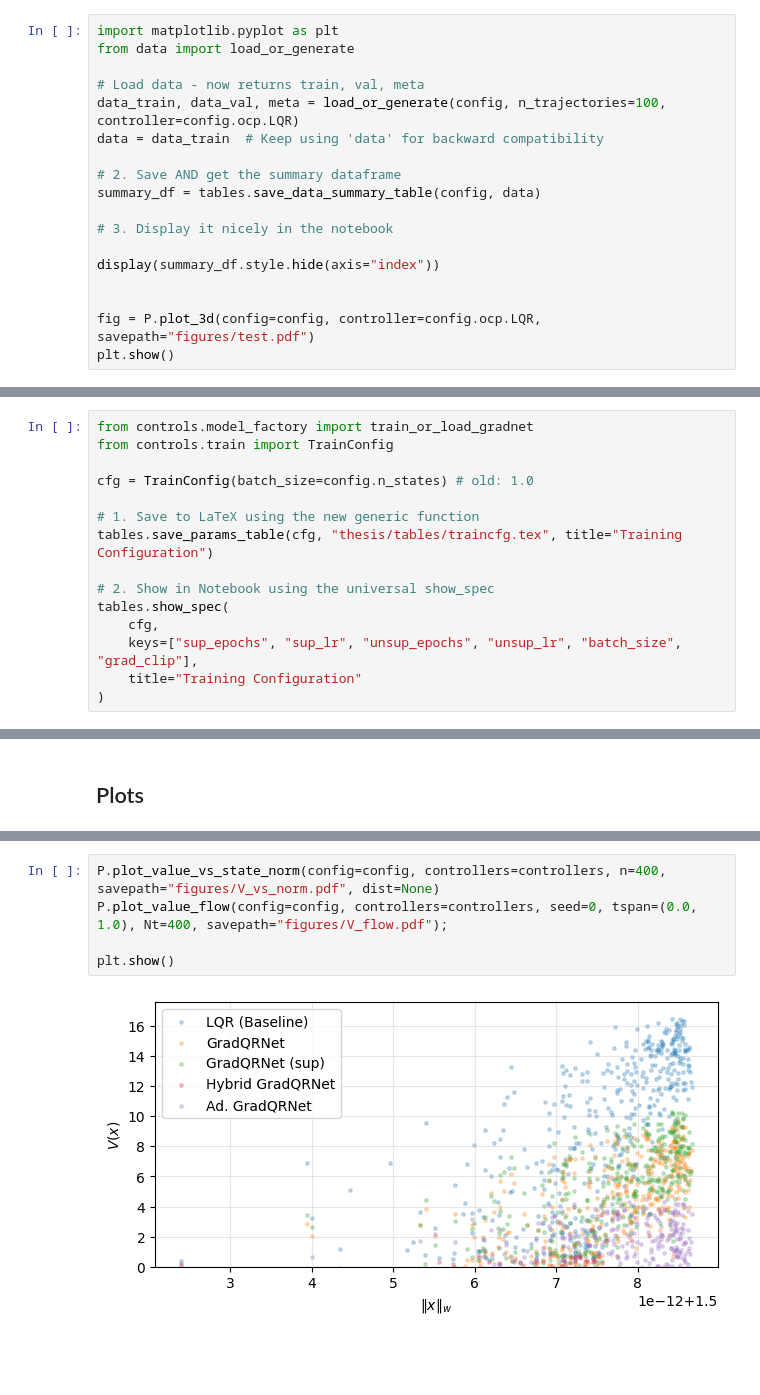
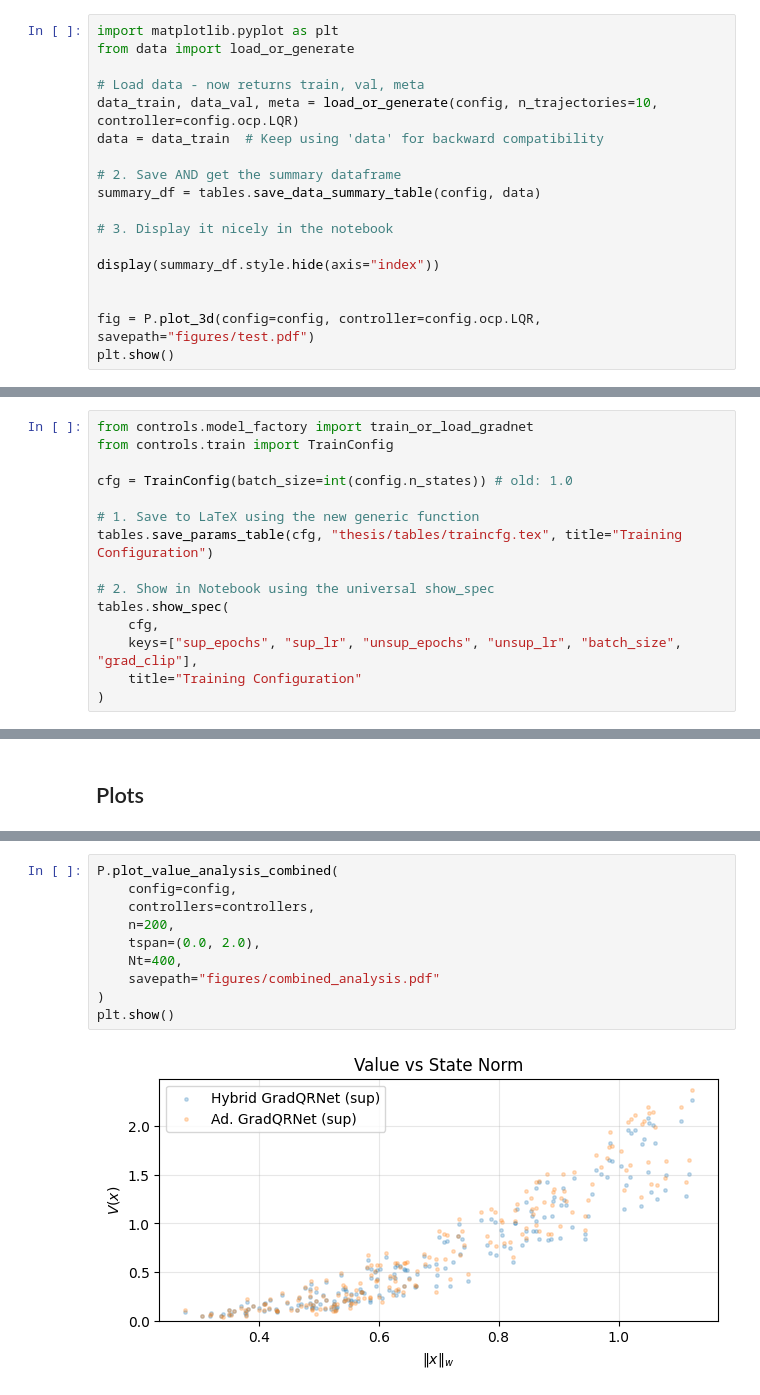
Before and after one commit to flosoellner/AdHoc, a Jupyter notebook: experiment.ipynb, the cells around one changed output, grey strips where cells are left out. Cells and saved outputs as stored; diff of their text form; blank space fills up the shorter version.

Commit message:
Refactor: reorganize results structure, update table formats, fix training bugs

```diff
--- a/experiment.ipynb
+++ b/experiment.ipynb
@@ -20,7 +20,7 @@ import matplotlib.pyplot as plt
 from data import load_or_generate
 
 # Load data - now returns train, val, meta
-data_train, data_val, meta = load_or_generate(config, n_trajectories=100, controller=config.ocp.LQR)
+data_train, data_val, meta = load_or_generate(config, n_trajectories=10, controller=config.ocp.LQR)
 data = data_train  # Keep using 'data' for backward compatibility
 
 # 2. Save AND get the summary dataframe
@@ -65,7 +43,7 @@ Call-back cb_f_in_lsoda__user__routines failed.
 from controls.model_factory import train_or_load_gradnet
 from controls.train import TrainConfig
 
-cfg = TrainConfig(batch_size=config.n_states) # old: 1.0
+cfg = TrainConfig(batch_size=int(config.n_states)) # old: 1.0
 
 # 1. Save to LaTeX using the new generic function
 tables.save_params_table(cfg, "thesis/tables/traincfg.tex", title="Training Configuration")
@@ -257,7 +115,12 @@ Setting final_dists[2] = 0.000027
 # %%
-P.plot_value_vs_state_norm(config=config, controllers=controllers, n=400, savepath="figures/V_vs_norm.pdf", dist=None)
-P.plot_value_flow(config=config, controllers=controllers, seed=0, tspan=(0.0, 1.0), Nt=400, savepath="figures/V_flow.pdf");
-
+P.plot_value_analysis_combined(
+    config=config,
+    controllers=controllers,
+    n=200,
+    tspan=(0.0, 2.0),
+    Nt=400,
+    savepath="figures/combined_analysis.pdf"
+)
 plt.show()
 # %% [output]
-[figure, old version]
+[figure, new version]
```
Also changed, not shown: parts of 10 cells of this notebook, 16 other files.
